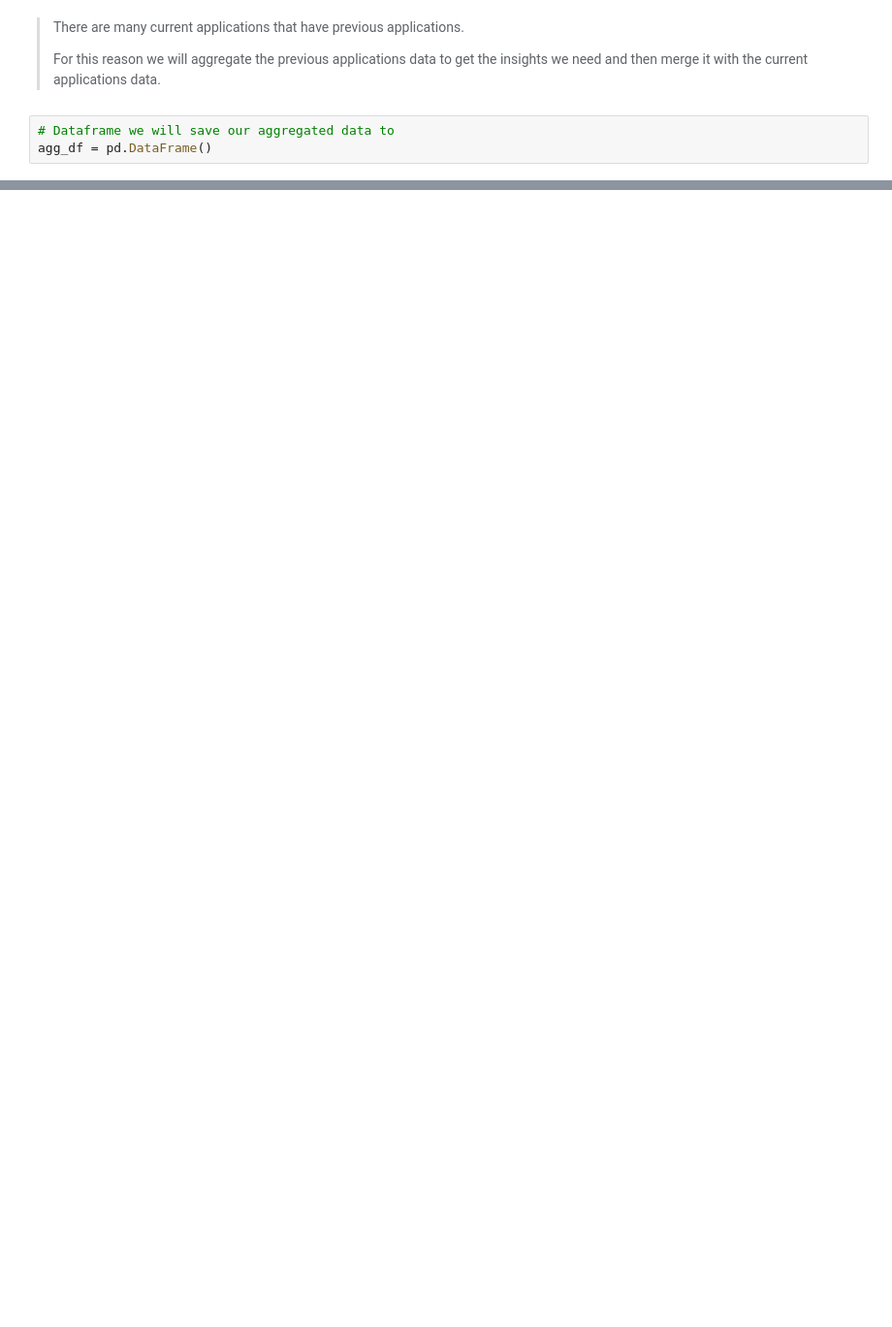
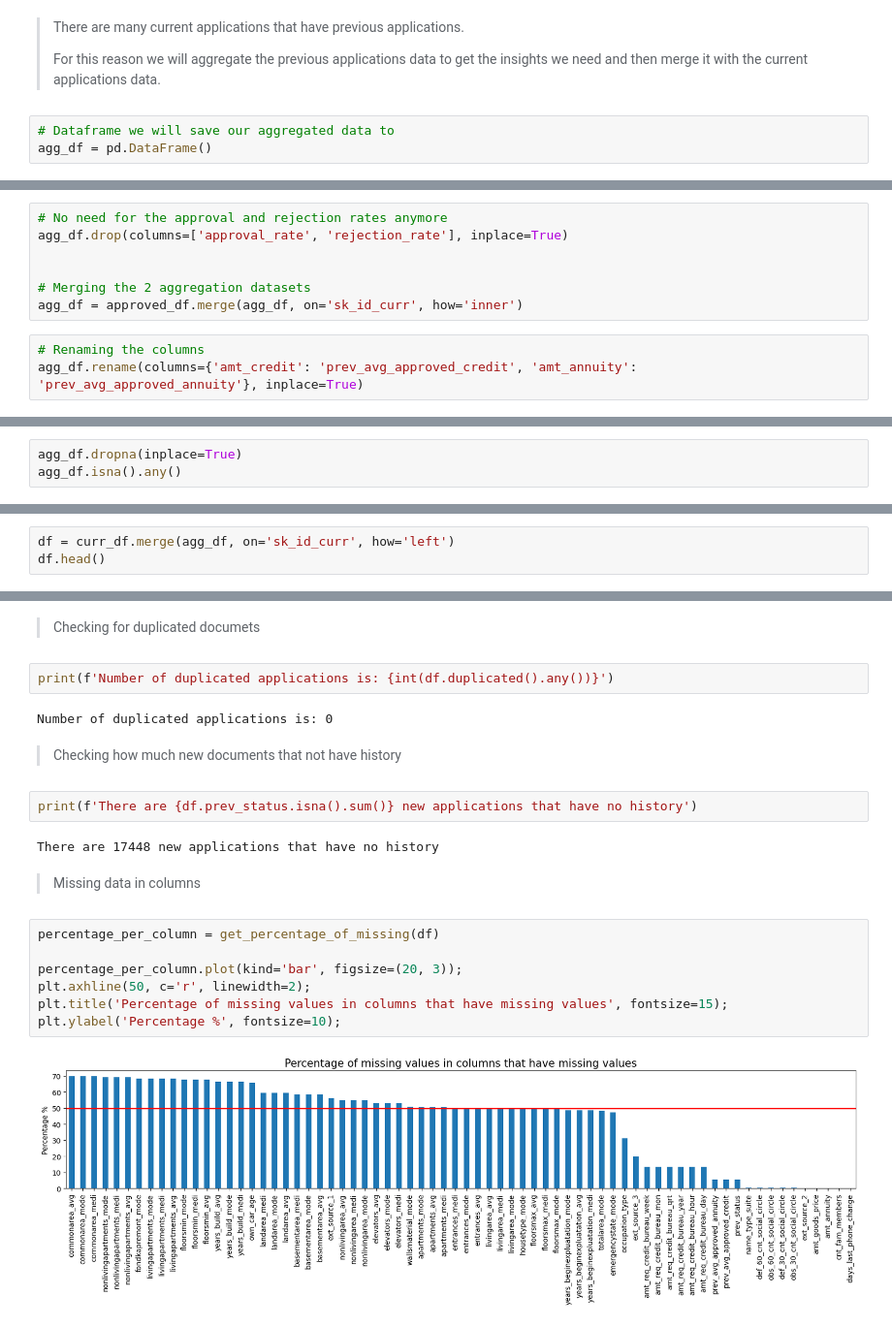
Before and after one commit to mo7amed7assan1911/Loan_Default_Study, a Jupyter notebook: Loan_Default_Study.ipynb, the cells around one changed output, grey strips where cells are left out. Shown at 97% size. Saved outputs shown, nothing was run; the diff lists cells and outputs as text; blank space fills up the shorter version.

Commit message:
Got aggregated values from the previous, start cleaning

```diff
--- a/Loan_Default_Study.ipynb
+++ b/Loan_Default_Study.ipynb
@@ -213,0 +171,10 @@ curr_df.select_dtypes(np.number).describe()
+# %%
+# No need for the approval and rejection rates anymore
+agg_df.drop(columns=['approval_rate', 'rejection_rate'], inplace=True)
+
+
+# Merging the 2 aggregation datasets
+agg_df = approved_df.merge(agg_df, on='sk_id_curr', how='inner')
+# %%
+# Renaming the columns
+agg_df.rename(columns={'amt_credit': 'prev_avg_approved_credit', 'amt_annuity': 'prev_avg_approved_annuity'}, inplace=True)
@@ -213,0 +199,3 @@ curr_df.select_dtypes(np.number).describe()
+# %%
+agg_df.dropna(inplace=True)
+agg_df.isna().any()
@@ -213,0 +209,3 @@ curr_df.select_dtypes(np.number).describe()
+# %%
+df = curr_df.merge(agg_df, on='sk_id_curr', how='left')
+df.head()
@@ -213,0 +242,23 @@ curr_df.select_dtypes(np.number).describe()
+# %% [markdown]
+> Checking for duplicated documets
+# %%
+print(f'Number of duplicated applications is: {int(df.duplicated().any())}')
+# %% [output]
+Number of duplicated applications is: 0
+# %% [markdown]
+> Checking how much new documents that not have history
+# %%
+print(f'There are {df.prev_status.isna().sum()} new applications that have no history')
+# %% [output]
+There are 17448 new applications that have no history
+# %% [markdown]
+> Missing data in columns
+# %%
+percentage_per_column = get_percentage_of_missing(df)
+
+percentage_per_column.plot(kind='bar', figsize=(20, 3));
+plt.axhline(50, c='r', linewidth=2);
+plt.title('Percentage of missing values in columns that have missing values', fontsize=15);
+plt.ylabel('Percentage %', fontsize=10);
+# %% [output]
+[figure, added]
```
Also changed, not shown: parts of 52 cells of this notebook.
